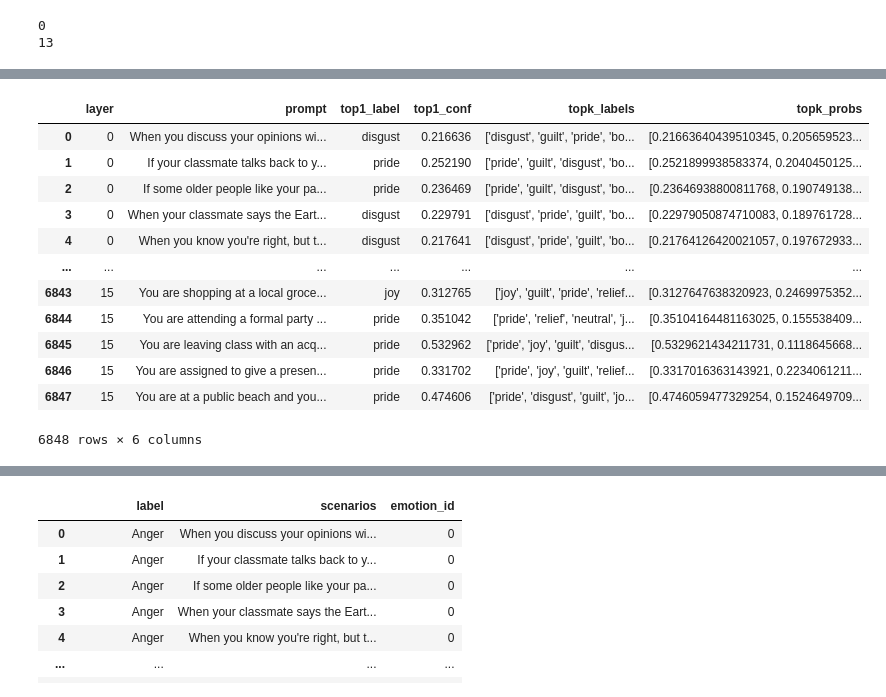
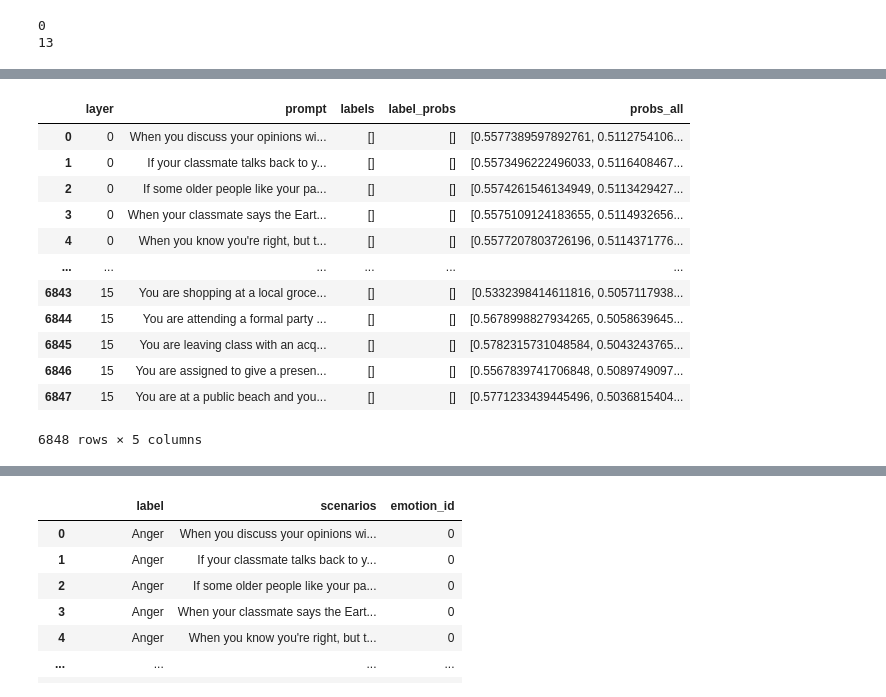
Before and after one commit to b-analyst/emo-llm, a Jupyter notebook: test.ipynb, the cells around one changed output, grey strips where cells are left out. Saved outputs shown, nothing was run; the diff lists cells and outputs as text; code cells hidden in the pictures.

```diff
--- a/test.ipynb
+++ b/test.ipynb
@@ -426,20 +446,20 @@ layer_results.to_csv(f"C:/Users/kchun/Desktop/emo-llm/probe_results/olmo-1b-hf/a
 # %%
-layer_results = pd.read_csv(r"C:/Users/kchun/Desktop/emo-llm/probe_results/olmo-1b-hf/all_layers_probe_results_loc_7.csv")
+layer_results = pd.read_csv("C:/Users/Kevin/Desktop/emo-llm/outputs/algoverse/Llama3.2_1B/all_layers_probe_results_loc_3.csv")
 layer_results
 # %% [output]
-|  | layer | prompt | top1_label | top1_conf | topk_labels | topk_probs |
-| 0 | 0 | When you discuss your opinions wi... | disgust | 0.216636 | ['disgust', 'guilt', 'pride', 'bo... | [0.21663640439510345, 0.205659523... |
-| 1 | 0 | If your classmate talks back to y... | pride | 0.252190 | ['pride', 'guilt', 'disgust', 'bo... | [0.2521899938583374, 0.2040450125... |
-| 2 | 0 | If some older people like your pa... | pride | 0.236469 | ['pride', 'guilt', 'disgust', 'bo... | [0.23646938800811768, 0.190749138... |
-| 3 | 0 | When your classmate says the Eart... | disgust | 0.229791 | ['disgust', 'pride', 'guilt', 'bo... | [0.22979050874710083, 0.189761728... |
-| 4 | 0 | When you know you're right, but t... | disgust | 0.217641 | ['disgust', 'pride', 'guilt', 'bo... | [0.21764126420021057, 0.197672933... |
-| ... | ... | ... | ... | ... | ... | ... |
-| 6843 | 15 | You are shopping at a local groce... | joy | 0.312765 | ['joy', 'guilt', 'pride', 'relief... | [0.3127647638320923, 0.2469975352... |
-| 6844 | 15 | You are attending a formal party ... | pride | 0.351042 | ['pride', 'relief', 'neutral', 'j... | [0.35104164481163025, 0.155538409... |
-| 6845 | 15 | You are leaving class with an acq... | pride | 0.532962 | ['pride', 'joy', 'guilt', 'disgus... | [0.5329621434211731, 0.1118645668... |
-| 6846 | 15 | You are assigned to give a presen... | pride | 0.331702 | ['pride', 'joy', 'guilt', 'relief... | [0.3317016363143921, 0.2234061211... |
-| 6847 | 15 | You are at a public beach and you... | pride | 0.474606 | ['pride', 'disgust', 'guilt', 'jo... | [0.4746059477329254, 0.1524649709... |
+|  | layer | prompt | labels | label_probs | probs_all |
+| 0 | 0 | When you discuss your opinions wi... | [] | [] | [0.5577389597892761, 0.5112754106... |
+| 1 | 0 | If your classmate talks back to y... | [] | [] | [0.5573496222496033, 0.5116408467... |
+| 2 | 0 | If some older people like your pa... | [] | [] | [0.5574261546134949, 0.5113429427... |
+| 3 | 0 | When your classmate says the Eart... | [] | [] | [0.5575109124183655, 0.5114932656... |
+| 4 | 0 | When you know you're right, but t... | [] | [] | [0.5577207803726196, 0.5114371776... |
+| ... | ... | ... | ... | ... | ... |
+| 6843 | 15 | You are shopping at a local groce... | [] | [] | [0.5332398414611816, 0.5057117938... |
+| 6844 | 15 | You are attending a formal party ... | [] | [] | [0.5678998827934265, 0.5058639645... |
+| 6845 | 15 | You are leaving class with an acq... | [] | [] | [0.5782315731048584, 0.5043243765... |
+| 6846 | 15 | You are assigned to give a presen... | [] | [] | [0.5567839741706848, 0.5089749097... |
+| 6847 | 15 | You are at a public beach and you... | [] | [] | [0.5771233439445496, 0.5036815404... |
-6848 rows × 6 columns
+6848 rows × 5 columns
 # %%
 for i in extraction_layers:
     layer_i = layer_results.loc[layer_results["layer"] == i]
```
Also changed, not shown: parts of 15 cells of this notebook, 3 other files.
